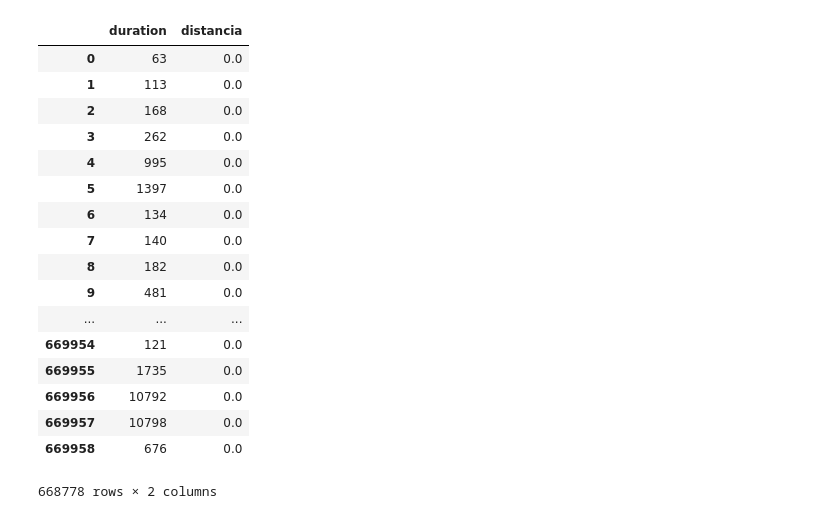
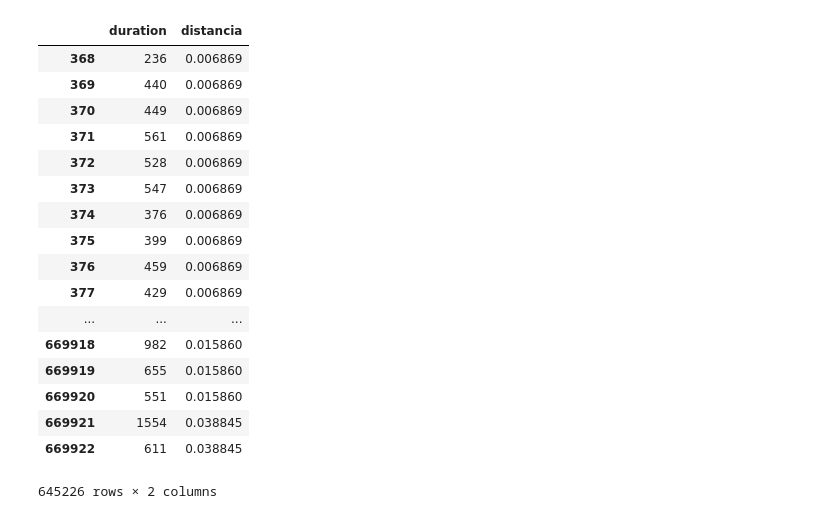
Before and after one commit to LeoCenturion/tp1_datos, a Jupyter notebook: Duracion_vs_Distancias.ipynb, the cells around one changed output. Saved outputs shown, nothing was run; the diff lists cells and outputs as text; code cells hidden in the pictures.

```diff
--- a/Duracion_vs_Distancias.ipynb
+++ b/Duracion_vs_Distancias.ipynb
@@ -51,26 +32,26 @@ viajes_mergeado2['distancia'] = calcular_distancia_manhattan([viajes_mergeado2['
-# %%
-viajes_duracion_distancia = viajes_mergeado2[['duration', 'distancia']]
-viajes_duracion_distancia = viajes_duracion_distancia[viajes_duracion_distancia['duration'] < 43200]
-viajes_duracion_distancia
-# %% [output]
-|  | duration | distancia |
-| 0 | 63 | 0.0 |
-| 1 | 113 | 0.0 |
-| 2 | 168 | 0.0 |
-| 3 | 262 | 0.0 |
-| 4 | 995 | 0.0 |
-| 5 | 1397 | 0.0 |
-| 6 | 134 | 0.0 |
-| 7 | 140 | 0.0 |
-| 8 | 182 | 0.0 |
-| 9 | 481 | 0.0 |
-| ... | ... | ... |
-| 669954 | 121 | 0.0 |
-| 669955 | 1735 | 0.0 |
-| 669956 | 10792 | 0.0 |
-| 669957 | 10798 | 0.0 |
-| 669958 | 676 | 0.0 |
-668778 rows × 2 columns
+# %%
+viajes_mergeado2 = viajes_mergeado2[(viajes_mergeado2['duration'] < 43200) & (viajes_mergeado2['start_station_id'] != viajes_mergeado2['end_station_id'])]
+viajes_duracion_distancia = viajes_mergeado2[['duration', 'distancia']]
+viajes_duracion_distancia
+# %% [output]
+|  | duration | distancia |
+| 368 | 236 | 0.006869 |
+| 369 | 440 | 0.006869 |
+| 370 | 449 | 0.006869 |
+| 371 | 561 | 0.006869 |
+| 372 | 528 | 0.006869 |
+| 373 | 547 | 0.006869 |
+| 374 | 376 | 0.006869 |
+| 375 | 399 | 0.006869 |
+| 376 | 459 | 0.006869 |
+| 377 | 429 | 0.006869 |
+| ... | ... | ... |
+| 669918 | 982 | 0.015860 |
+| 669919 | 655 | 0.015860 |
+| 669920 | 551 | 0.015860 |
+| 669921 | 1554 | 0.038845 |
+| 669922 | 611 | 0.038845 |
+645226 rows × 2 columns
 # %%
 vddg = viajes_duracion_distancia.groupby('distancia').mean()
 vddg['dist'] = vddg.index
```
Also changed, not shown: parts of 3 cells of this notebook.
